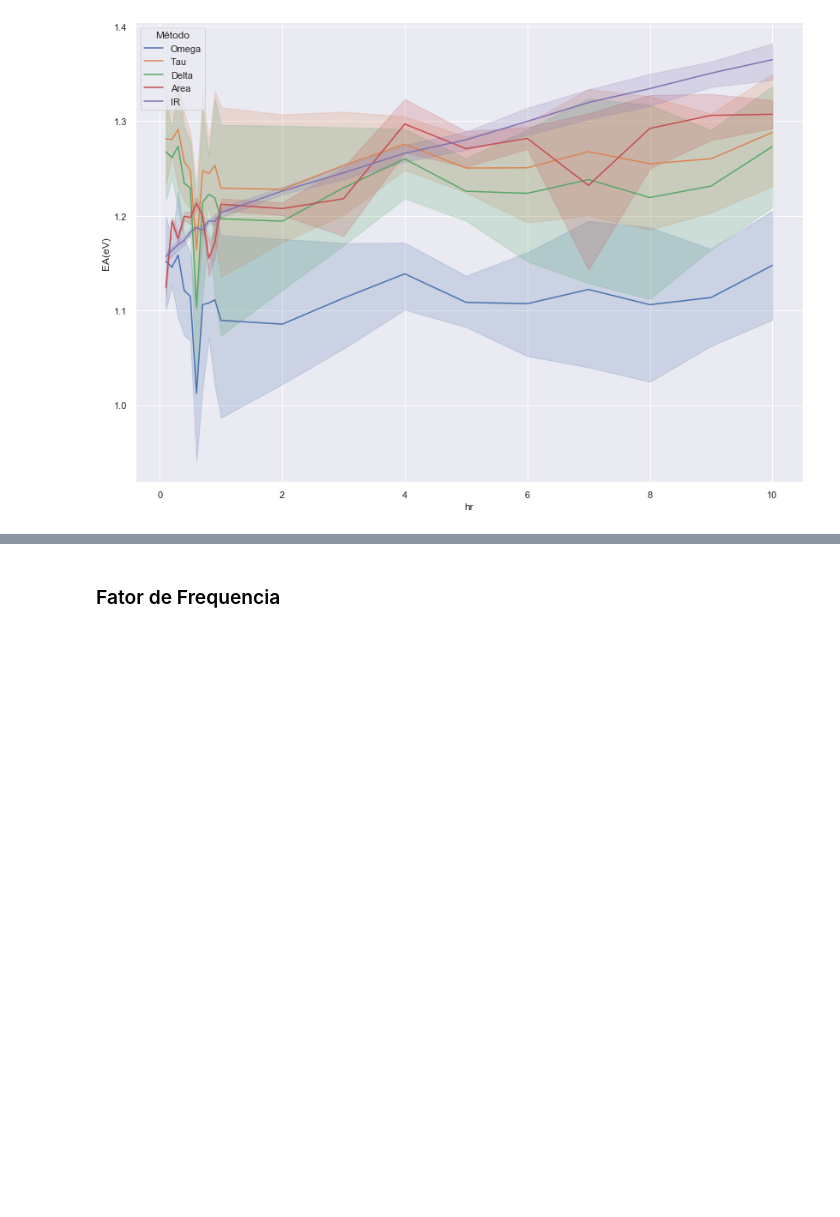
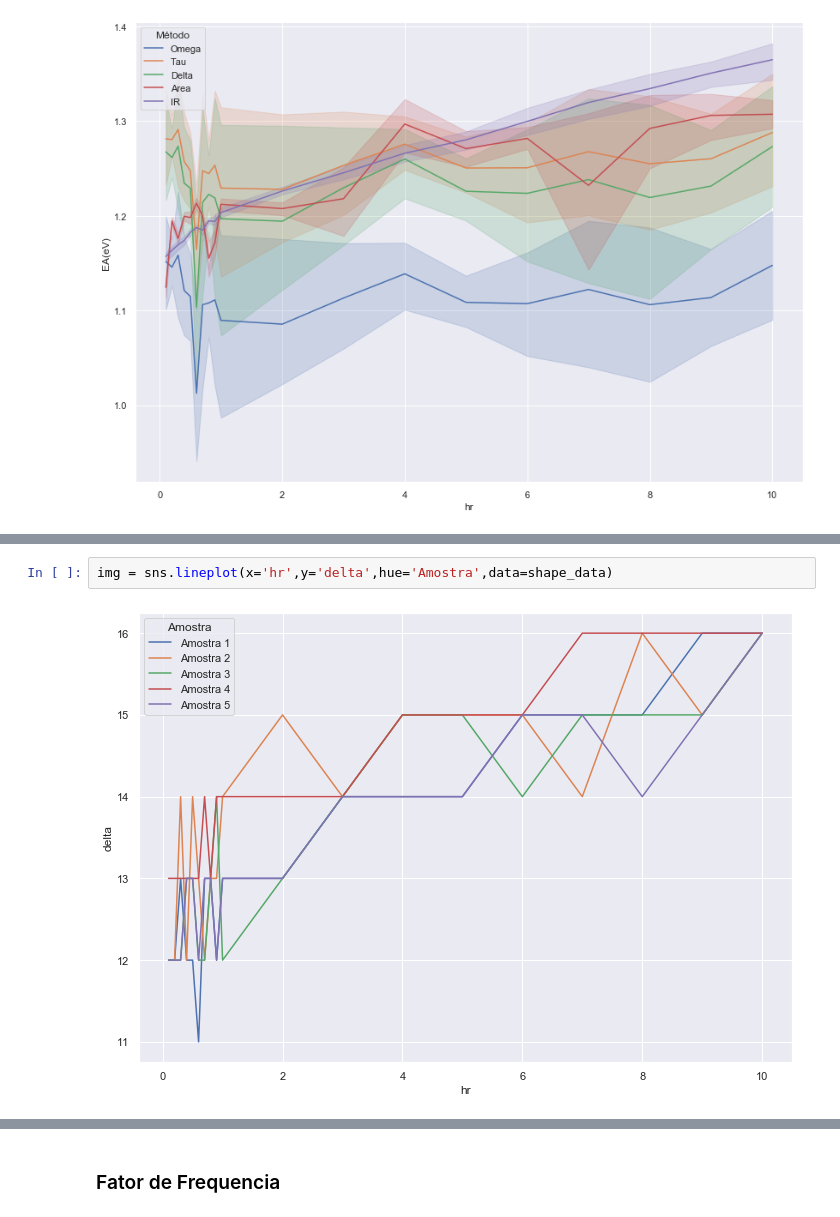
Before and after one commit to aluiztasil/Project-Lumia, a Jupyter notebook: Notebooks/Mestrado - Project Lumia.ipynb, the cells around one changed output, grey strips where cells are left out. Saved outputs shown, nothing was run; the diff lists cells and outputs as text; blank space fills up the shorter version.

```diff
--- a/Notebooks/Mestrado - Project Lumia.ipynb
+++ b/Notebooks/Mestrado - Project Lumia.ipynb
@@ -1511,0 +1568,4 @@ Saving figure Plot com incerteza
+# %%
+img = sns.lineplot(x='hr',y='delta',hue='Amostra',data=shape_data)
+# %% [output]
+[figure, added]
```
Also changed, not shown: parts of 47 cells of this notebook.
